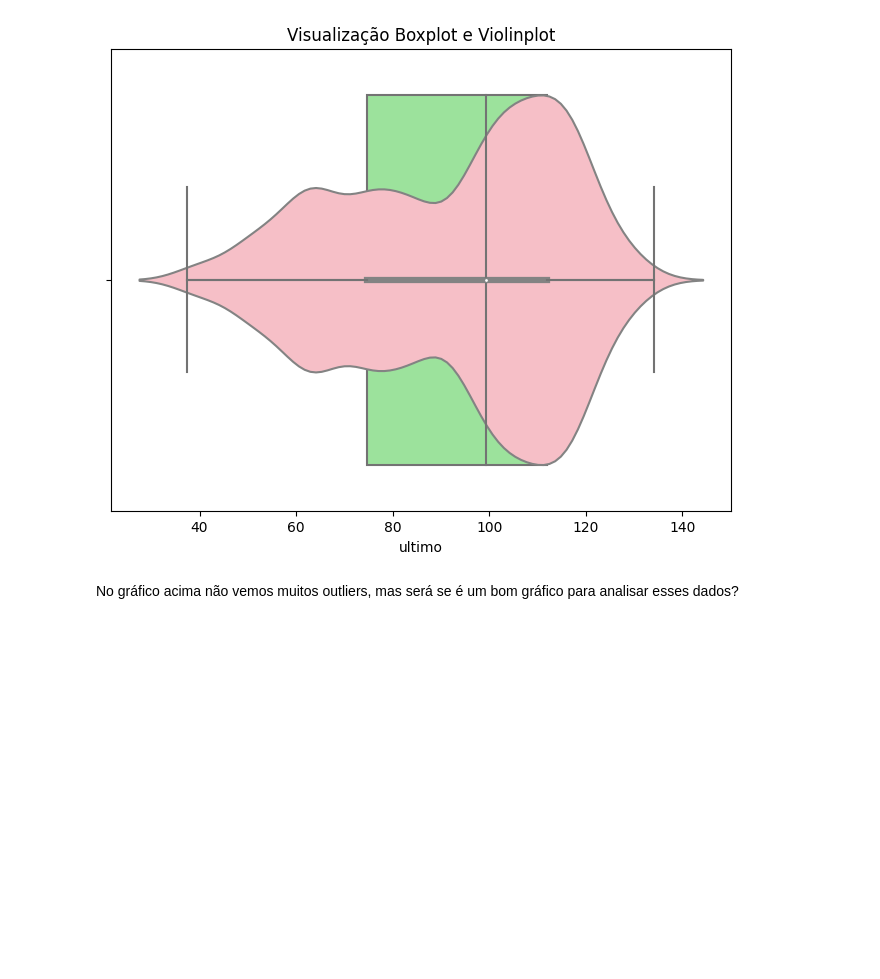
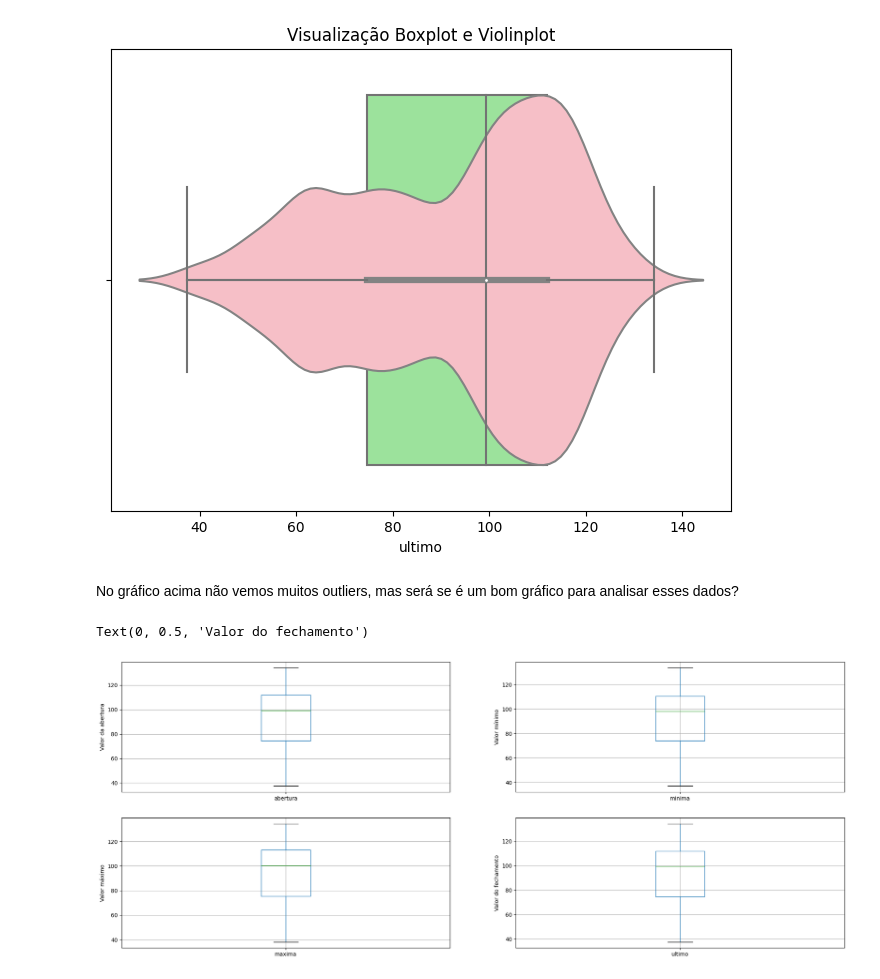
Before and after one commit to thaynnaraluciano/techChallenge2, a Jupyter notebook: TechChallenge_8anos.ipynb, the cells around one changed output. Cells and saved outputs as stored; diff of their text form; code cells hidden in the pictures; blank space fills up the shorter version.

Commit message:
Adding boxplots and correlation matrix
The correlation matrix seems to have some overfitting problems

```diff
--- a/TechChallenge_8anos.ipynb
+++ b/TechChallenge_8anos.ipynb
@@ -135,3 +135,28 @@ plt.show()
 [figure]
 # %% [markdown]
 No gráfico acima não vemos muitos outliers, mas será se é um bom gráfico para analisar esses dados?
+# %%
+plt.figure(figsize=(24, 20))
+
+plt.subplot(4, 2, 1)
+fig = df.boxplot(column = "abertura")
+fig.set_title("")
+fig.set_ylabel("Valor da abertura")
+
+plt.subplot(4, 2, 2)
+fig = df.boxplot(column = "minima")
+fig.set_title("")
+fig.set_ylabel("Valor mínimo")
+
+plt.subplot(4, 2, 3)
+fig = df.boxplot(column = "maxima")
+fig.set_title("")
+fig.set_ylabel("Valor máximo")
+
+plt.subplot(4, 2, 4)
+fig = df.boxplot(column = "ultimo")
+fig.set_title("")
+fig.set_ylabel("Valor do fechamento")
+# %% [output]
+Text(0, 0.5, 'Valor do fechamento')
+[figure, added]
```
Also changed, not shown: parts of 1 cell of this notebook.
